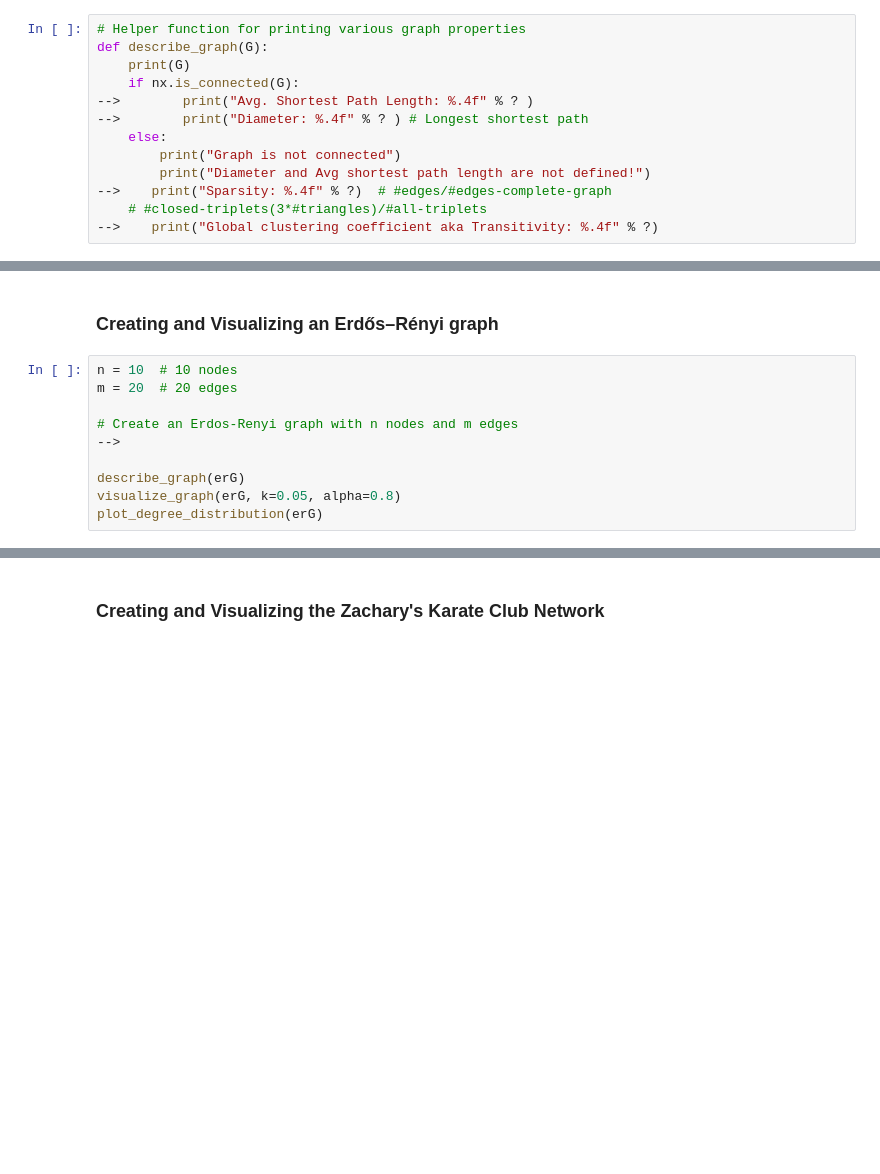
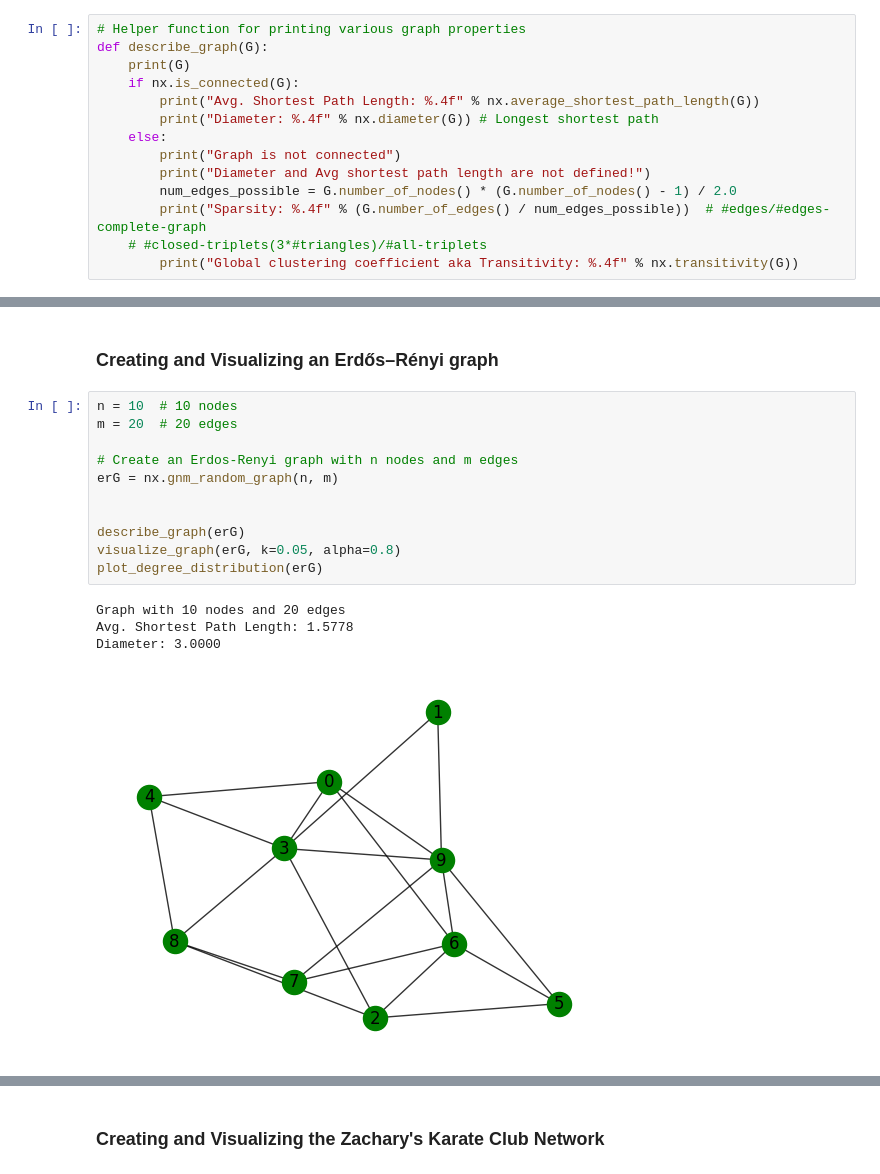
Before and after one commit to pratikranaa/data_mining, a Jupyter notebook: assignment_networks/HandlingNetworks_Tutorial_Exercises.ipynb, the cells around one changed output, grey strips where cells are left out. Drawn from its saved outputs; the diff is of its cells as text; blank space fills up the shorter version.

```diff
--- a/assignment_networks/HandlingNetworks_Tutorial_Exercises.ipynb
+++ b/assignment_networks/HandlingNetworks_Tutorial_Exercises.ipynb
@@ -85,14 +107,15 @@ def plot_degree_distribution(G):
 def describe_graph(G):
     print(G)
     if nx.is_connected(G):
--->        print("Avg. Shortest Path Length: %.4f" % ? )
--->        print("Diameter: %.4f" % ? ) # Longest shortest path
+        print("Avg. Shortest Path Length: %.4f" % nx.average_shortest_path_length(G))
+        print("Diameter: %.4f" % nx.diameter(G)) # Longest shortest path
     else:
         print("Graph is not connected")
         print("Diameter and Avg shortest path length are not defined!")
--->    print("Sparsity: %.4f" % ?)  # #edges/#edges-complete-graph
+        num_edges_possible = G.number_of_nodes() * (G.number_of_nodes() - 1) / 2.0
+        print("Sparsity: %.4f" % (G.number_of_edges() / num_edges_possible))  # #edges/#edges-complete-graph
     # #closed-triplets(3*#triangles)/#all-triplets
--->    print("Global clustering coefficient aka Transitivity: %.4f" % ?)
+        print("Global clustering coefficient aka Transitivity: %.4f" % nx.transitivity(G))
 # %%
 # Helper function for visualizing the graph
 def visualize_graph(G, with_labels=True, k=None, alpha=1.0, node_shape='o'):
@@ -108,10 +131,16 @@ def visualize_graph(G, with_labels=True, k=None, alpha=1.0, node_shape='o'):
 # %%
 n = 10  # 10 nodes
 m = 20  # 20 edges
 
 # Create an Erdos-Renyi graph with n nodes and m edges
--->
+erG = nx.gnm_random_graph(n, m)
+
 
 describe_graph(erG)
 visualize_graph(erG, k=0.05, alpha=0.8)
 plot_degree_distribution(erG)
+# %% [output]
+Graph with 10 nodes and 20 edges
+Avg. Shortest Path Length: 1.5778
+Diameter: 3.0000
+[figure, added]
```
Also changed, not shown: parts of 47 cells of this notebook.
